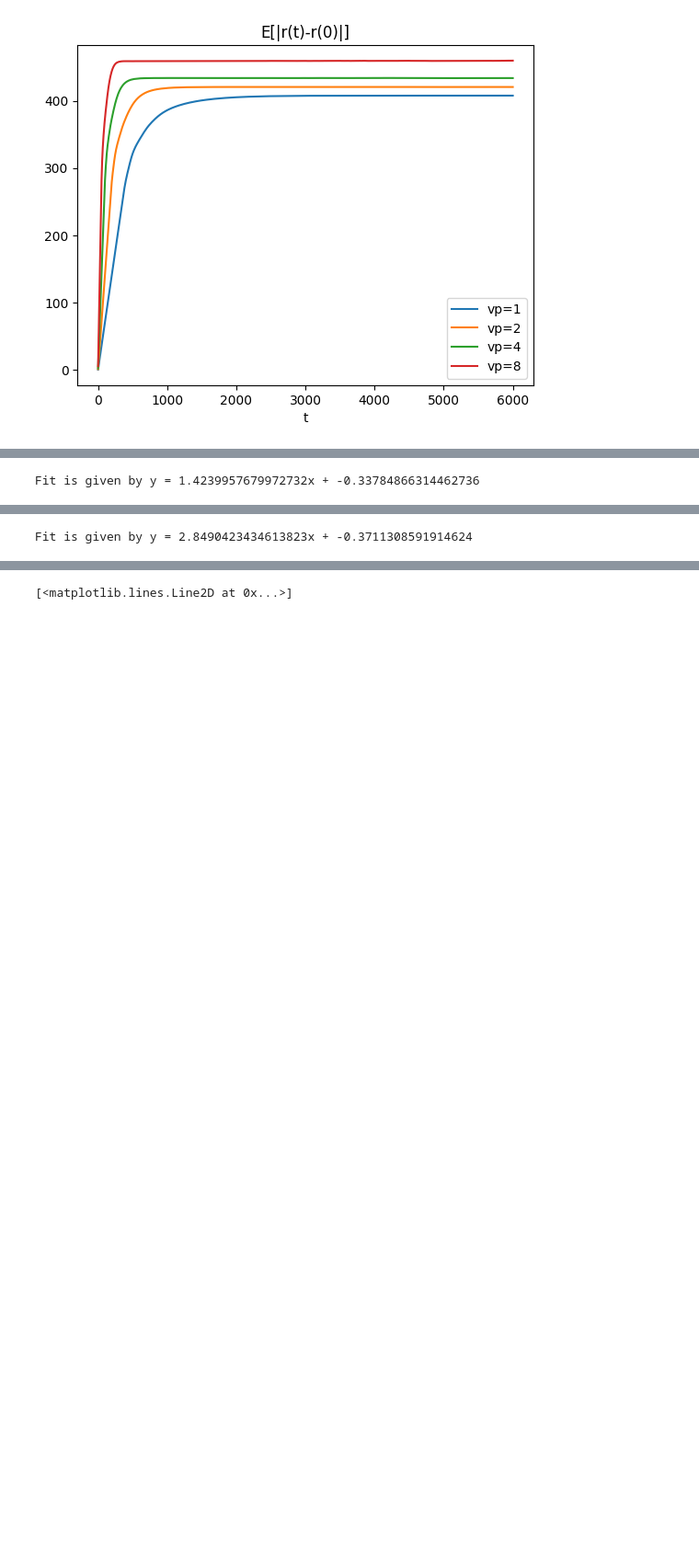
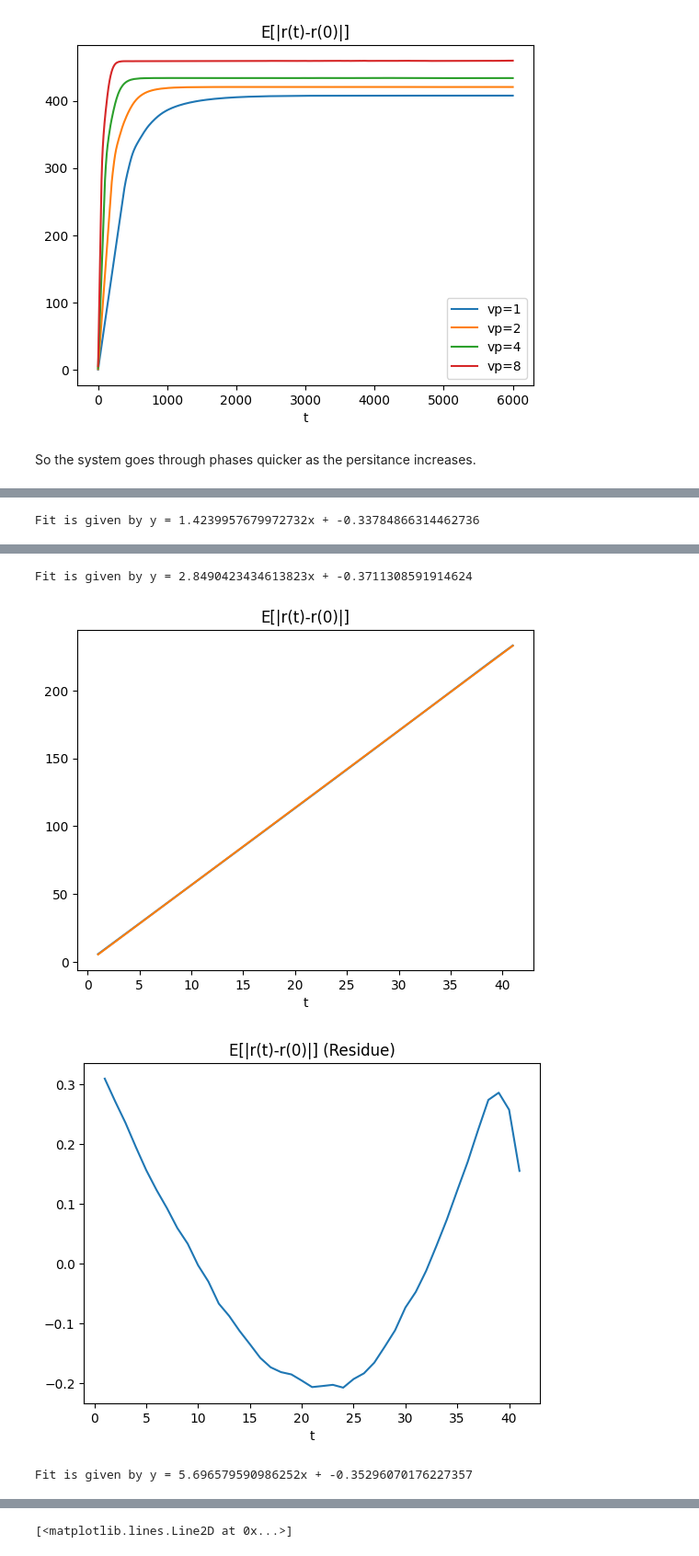
Before and after one commit to Terasuki/UG-PX402-ActiveMatter-2022-23, a Jupyter notebook: notebook-500.ipynb, the cells around one changed output, grey strips where cells are left out. Shown at 92% size. Drawn from its saved outputs; the diff is of its cells as text; code cells hidden in the pictures; blank space fills up the shorter version.

```diff
--- a/notebook-500.ipynb
+++ b/notebook-500.ipynb
@@ -465,6 +465,8 @@ plt.legend()
 plt.show()
 # %% [output]
 [figure]
+# %% [markdown]
+So the system goes through phases quicker as the persitance increases.
 # %%
 ev = np.linalg.norm(m_p2, axis=1)
 x = np.linspace(1, 8000, 8000)[:166]
@@ -477,31 +479,50 @@ plt.title('E[|r(t)-r(0)|]')
 plt.xlabel('t')
 plt.show()
 plt.plot(x, y-line(x, *popt))
 plt.title('E[|r(t)-r(0)|] (Residue)')
 plt.xlabel('t')
 plt.show()
 print(f'Fit is given by y = {popt[0]}x + {popt[1]}')
 
 ev = np.linalg.norm(m_p4, axis=1)
 x = np.linspace(1, 8000, 8000)[:83]
 y = ev[:83]
 
 popt, pcov = curve_fit(line, x, y)
 plt.plot(x, y)
 plt.plot(x, line(x, *popt))
 plt.title('E[|r(t)-r(0)|]')
 plt.xlabel('t')
 plt.show()
 plt.plot(x, y-line(x, *popt))
 plt.title('E[|r(t)-r(0)|] (Residue)')
 plt.xlabel('t')
 plt.show()
 print(f'Fit is given by y = {popt[0]}x + {popt[1]}')
+
+ev = np.linalg.norm(m_p8, axis=1)
+x = np.linspace(1, 8000, 8000)[:41]
+y = ev[:41]
+
+popt, pcov = curve_fit(line, x, y)
+plt.plot(x, y)
+plt.plot(x, line(x, *popt))
+plt.title('E[|r(t)-r(0)|]')
+plt.xlabel('t')
+plt.show()
+plt.plot(x, y-line(x, *popt))
+plt.title('E[|r(t)-r(0)|] (Residue)')
+plt.xlabel('t')
+plt.show()
+print(f'Fit is given by y = {popt[0]}x + {popt[1]}')
 # %% [output]
 [figure]
 [figure]
 Fit is given by y = 1.4239957679972732x + -0.33784866314462736
 [figure]
 [figure]
 Fit is given by y = 2.8490423434613823x + -0.3711308591914624
+[figure, added]
+[figure, added]
+Fit is given by y = 5.696579590986252x + -0.35296070176227357
 # %% [markdown]
```
Also changed, not shown: parts of 13 cells of this notebook.
